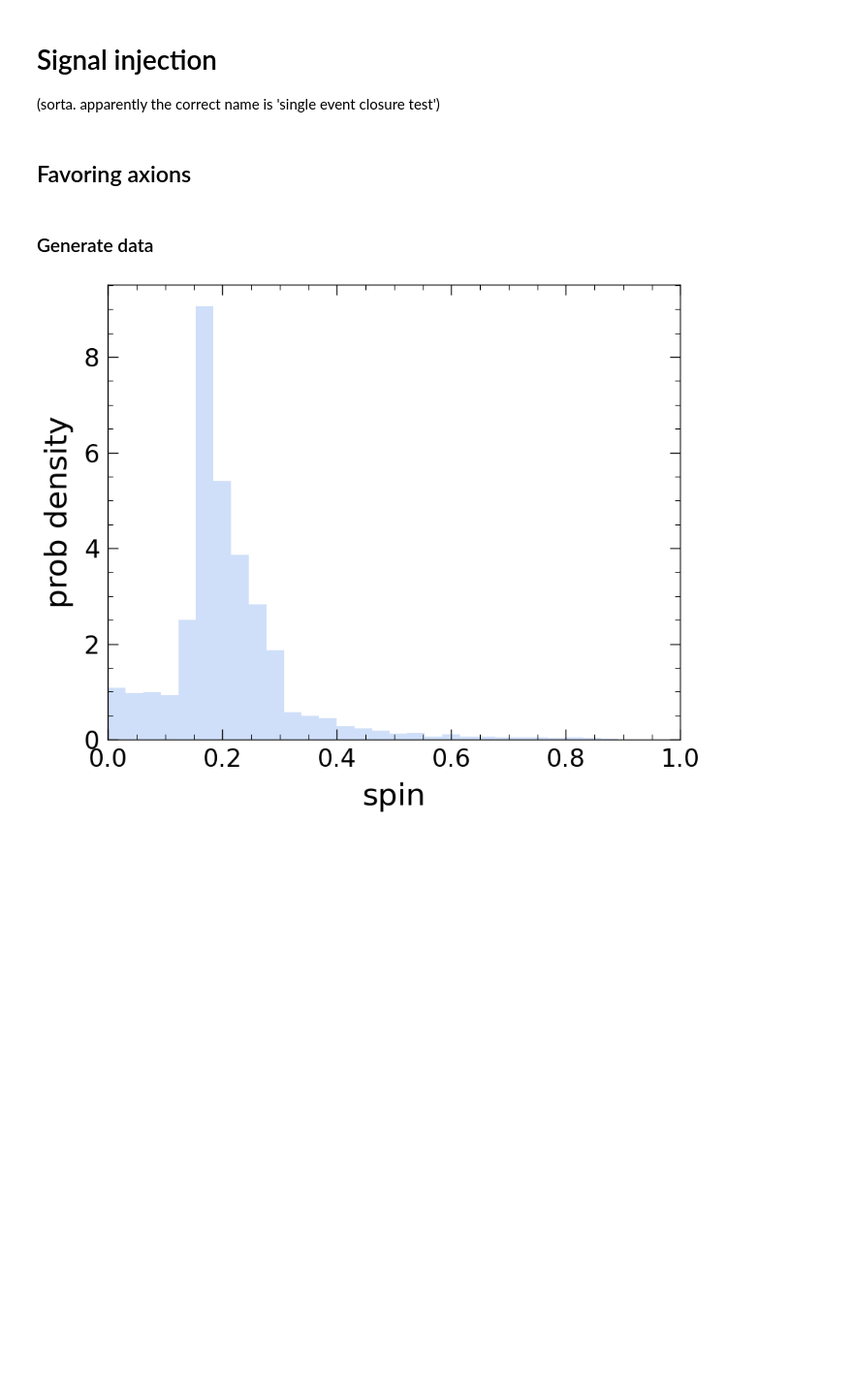
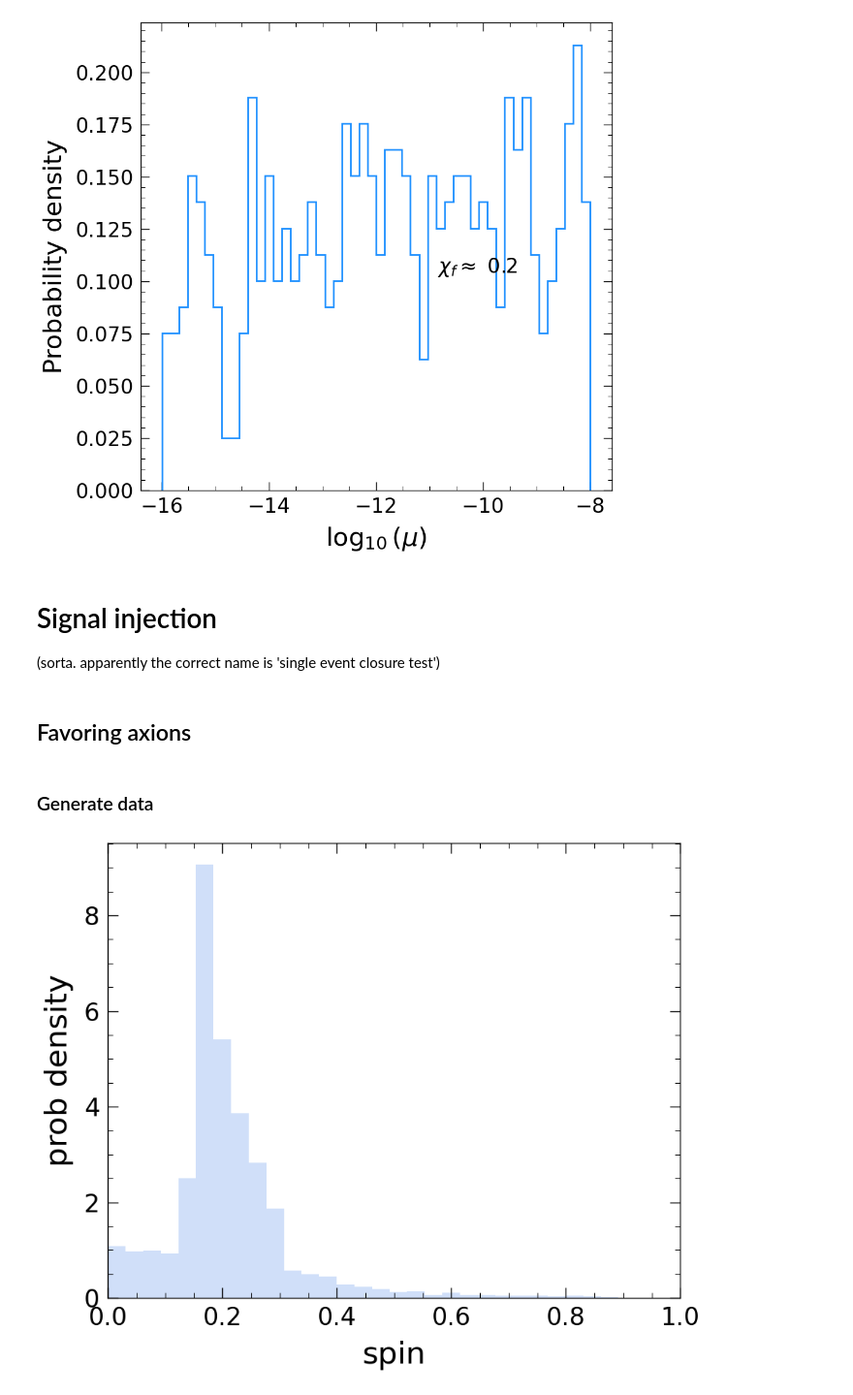
Before and after one commit to clwelch03/BH-superradiance, a Jupyter notebook: src/signal_injection.ipynb, the cells around one changed output. Shown at 97% size. Cells and saved outputs as stored; diff of their text form; code cells hidden in the pictures; blank space fills up the shorter version.

Commit message:
feat: individual event cluster outputs

```diff
--- a/src/signal_injection.ipynb
+++ b/src/signal_injection.ipynb
@@ -110,21 +110,23 @@ fontsize=30
 #mpl.rcParams['agg.path.chunksize'] = 1000
 #mpl.rcParams['savefig.dpi'] = 1000
 # %%
-result = bilby.core.result.read_in_result("/outdir_individuals/IGWN-GWTC3p0-v1-GW200224_run_result.json")
+result = bilby.core.result.read_in_result("src/outdir_individuals/IGWN-GWTC3p0-v1-GW200224_run_result.json")
 result.posterior["log_axion_mass"] = np.log10(result.posterior["axion_mass"])
 
 # Create figure and axes
 fig, ax = plt.subplots(figsize=(10, 10))
 
 # Plot 1D histogram / posterior
 ax.hist(result.posterior["log_axion_mass"], bins=50, density=True, histtype='step', color='dodgerblue', lw=2)
 
 ax.set_xlabel(r"$\log_{10}(\mu)$")
 ax.set_ylabel("Probability density")
 
 fig.text(0.8, 0.5, r"$\chi_f \approx$ 0.2", transform=plt.gca().transAxes,ha='right', va='top', fontsize=24)
 
 plt.show()
+# %% [output]
+[figure, added]
 # %% [markdown]
 # Signal injection
 (sorta. apparently the correct name is 'single event closure test')
```
Also changed, not shown: parts of 1 cell of this notebook, 36 other files.
